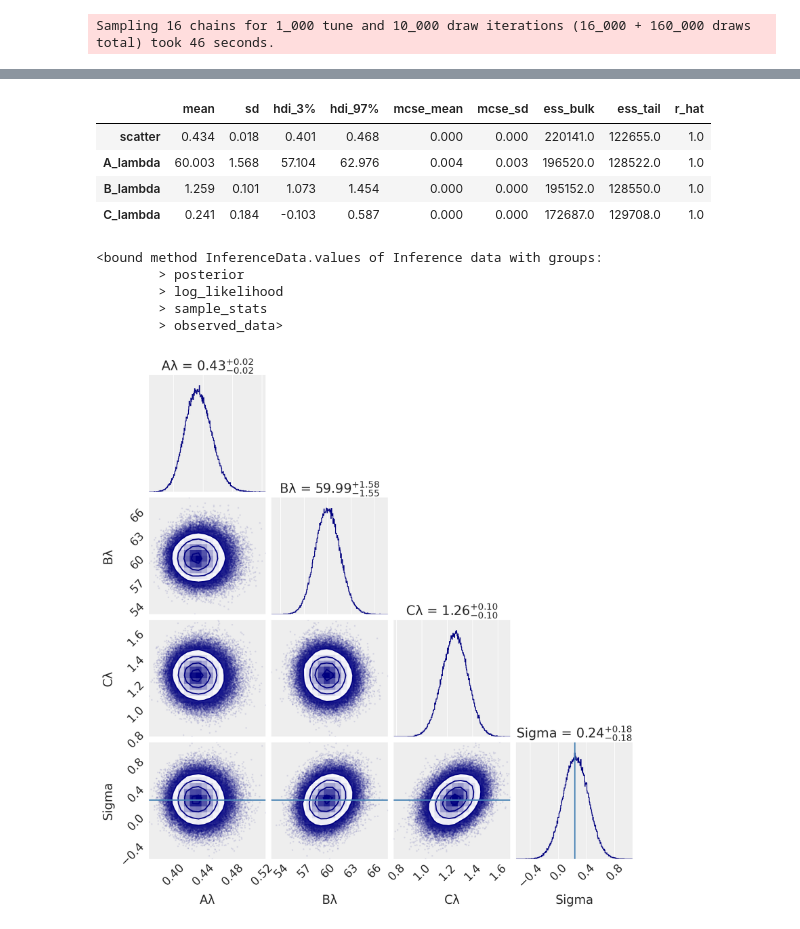
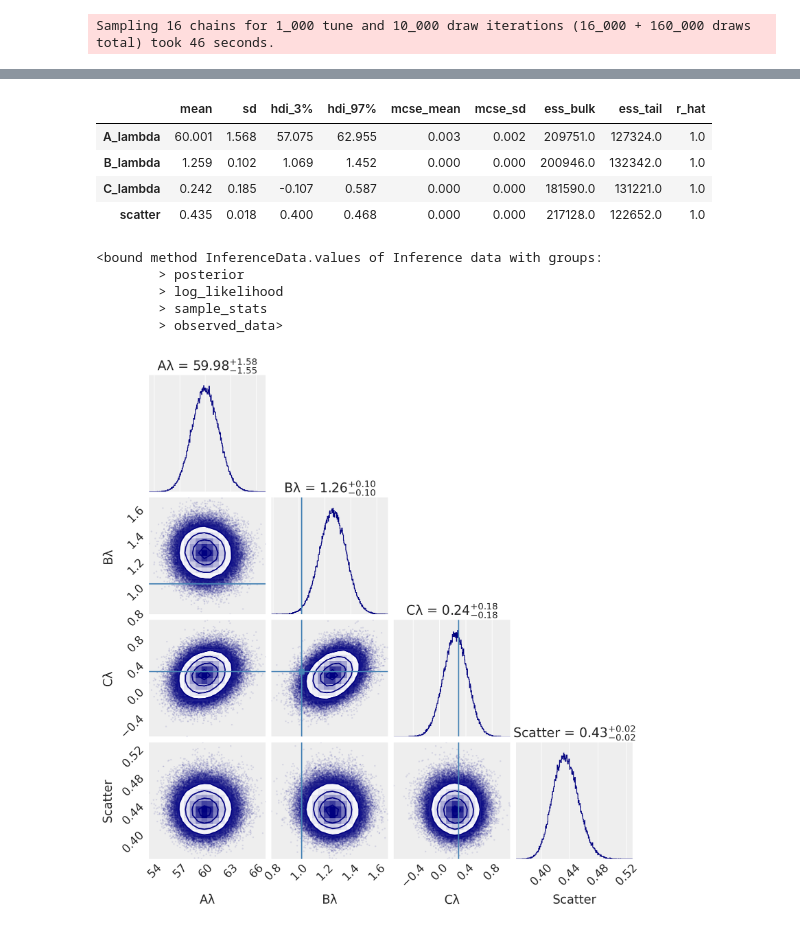
Before and after one commit to allenpinjic/mustar-project, a Jupyter notebook: notebook/MCMC_Model.ipynb, the cells around one changed output, grey strips where cells are left out. Drawn from its saved outputs; the diff is of its cells as text; code cells hidden in the pictures.

```diff
--- a/notebook/MCMC_Model.ipynb
+++ b/notebook/MCMC_Model.ipynb
@@ -183,8 +183,10 @@ with pm.Model() as model:  # model specifications in PyMC3 are wrapped in a with
     # Change from pm.HalfCauchy to pm.Cauchy since the latter includes
     # both alpha (mean) and beta (sigma) ??
 
-    stand_dev_scatter = pm.Cauchy("scatter", alpha=0.23, beta=0.16)
-    # scatter = pm.HalfCauchy("scatter", 0.23)
+    # stand_dev_scatter = pm.Cauchy("scatter", alpha=0.23, beta=0.16)
+    # Using the one above results in an incorrect labelling (very small changes in results)
+
+    scatter = pm.HalfCauchy("scatter", 0.16)
     # sigma = pm.HalfCauchy("sigma", 0.23)
     A_lambda = pm.Normal("A_lambda", mu=76.9, sigma=(8.2*3))
     B_lambda = pm.Normal("B_lambda", mu=1.020, sigma=(0.080*3))
@@ -193,7 +195,7 @@ with pm.Model() as model:  # model specifications in PyMC3 are wrapped in a with
 
     # Define likelihood
     equation = (np.log(A_lambda) + (B_lambda)*(np.log((m500[nnan_all])/(3e14))) + (C_lambda)*(np.log((E(z[nnan_all]))/(E(0.6)))))
-    likelihood = pm.Normal("y",mu=equation, sigma= stand_dev_scatter, observed=Y)
+    likelihood = pm.Normal("y",mu=equation, sigma=scatter, observed=Y)
 
 
     # Inference
@@ -213,10 +215,10 @@ az.plot_trace(trace, figsize=(10, 7));
 az.summary(trace)
 # %% [output]
 |  | mean | sd | hdi_3% | hdi_97% | mcse_mean | mcse_sd | ess_bulk | ess_tail | r_hat |
-| scatter | 0.434 | 0.018 | 0.401 | 0.468 | 0.000 | 0.000 | 220141.0 | 122655.0 | 1.0 |
-| A_lambda | 60.003 | 1.568 | 57.104 | 62.976 | 0.004 | 0.003 | 196520.0 | 128522.0 | 1.0 |
-| B_lambda | 1.259 | 0.101 | 1.073 | 1.454 | 0.000 | 0.000 | 195152.0 | 128550.0 | 1.0 |
-| C_lambda | 0.241 | 0.184 | -0.103 | 0.587 | 0.000 | 0.000 | 172687.0 | 129708.0 | 1.0 |
+| A_lambda | 60.001 | 1.568 | 57.075 | 62.955 | 0.003 | 0.002 | 209751.0 | 127324.0 | 1.0 |
+| B_lambda | 1.259 | 0.102 | 1.069 | 1.452 | 0.000 | 0.000 | 200946.0 | 132342.0 | 1.0 |
+| C_lambda | 0.242 | 0.185 | -0.107 | 0.587 | 0.000 | 0.000 | 181590.0 | 131221.0 | 1.0 |
+| scatter | 0.435 | 0.018 | 0.400 | 0.468 | 0.000 | 0.000 | 217128.0 | 122652.0 | 1.0 |
 # %%
 trace.values
 # %% [output]
@@ -228,29 +230,29 @@ trace.values
 # %%
 import corner
 
 # The truth values below represent the mean value of each prior
 # with which we could compare the model that is generated
 A_lambda_true = 76.9
 B_lambda_true = 1.020
 C_lambda_true = 0.29
 sigma_true = 0.23
 # truths=[m_true, b_true, np.log(f_true)] ( in corner.corner() )
 
 #----------------------------------------------------------------
 
 # ALTERNATE VERSIONS
 #_ = corner.corner(
 #    trace,
 #    truths=dict(m=m_true, b=b_true, logs=f_true),
 #)
 
 #fig = corner.corner(
 #    flat_samples, labels=labels, truths=[m_true, b_true, np.log(f_true)]
 #);
 
 
 fig = corner.corner(
-    trace, labels=[r"Aλ", r"Bλ", r"Cλ", r"Sigma"],  show_titles = True, divergences=True,
+    trace, labels=[r"Aλ", r"Bλ", r"Cλ", r"Scatter"],  show_titles = True, divergences=True,
     color='navy', hist_bin_factor = 15, truths=[A_lambda_true, B_lambda_true, C_lambda_true, sigma_true]);
 # %% [output]
-[figure, old version]
+[figure, new version]
```
Also changed, not shown: parts of 1 cell of this notebook.
